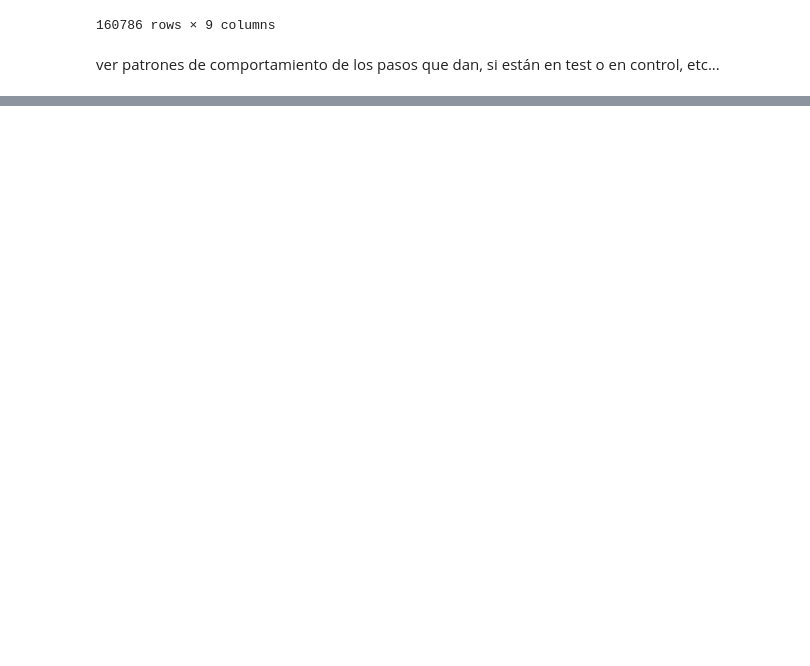
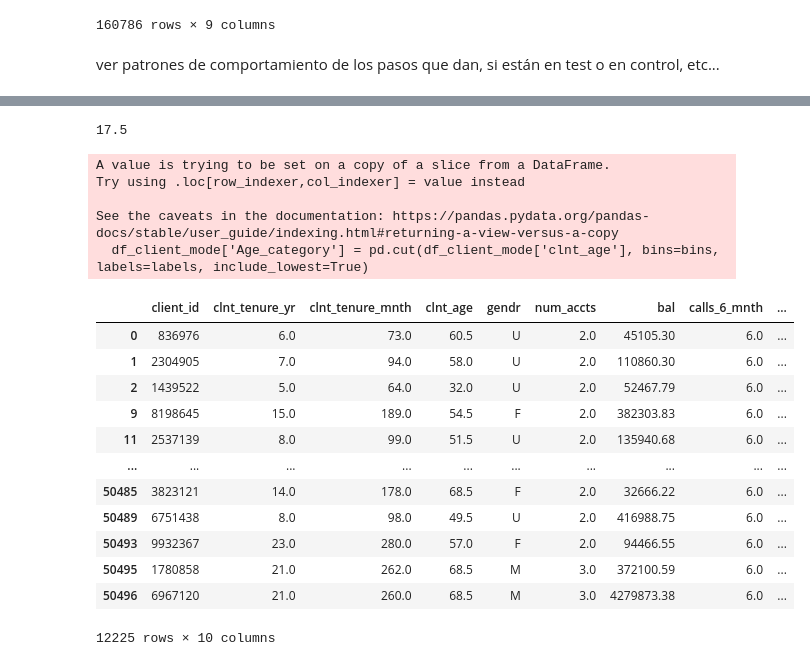
Before and after one commit to juaruibel/project2-cx-julio-juanjo, a Jupyter notebook: notebooks/notebook.ipynb, the cells around one changed output, grey strips where cells are left out. Saved outputs shown, nothing was run; the diff lists cells and outputs as text; code cells hidden in the pictures; blank space fills up the shorter version.

```diff
--- a/notebooks/notebook.ipynb
+++ b/notebooks/notebook.ipynb
@@ -176,0 +226,33 @@ ver patrones de comportamiento de los pasos que dan, si están en test o en cont
+# %%
+mode_logons = df1["logons_6_mnth"].mode()[0]
+
+df_client_mode = df1[(df1["logons_6_mnth"] >= mode_logons) & (df1["calls_6_mnth"]>=mode_calls)]
+
+df_client_mode["clnt_age"].min()
+# %% [output]
+17.5
+# %%
+bins = [17.0, 30.0, 50.0, 96.0]
+labels = ['Young', 'Medium', 'Old',]
+df_client_mode['Age_category'] = pd.cut(df_client_mode['clnt_age'], bins=bins, labels=labels, include_lowest=True)
+
+df_client_mode
+# %% [output]
+A value is trying to be set on a copy of a slice from a DataFrame.
+Try using .loc[row_indexer,col_indexer] = value instead
+
+See the caveats in the documentation: https://pandas.pydata.org/pandas-docs/stable/user_guide/indexing.html#returning-a-view-versus-a-copy
+  df_client_mode['Age_category'] = pd.cut(df_client_mode['clnt_age'], bins=bins, labels=labels, include_lowest=True)
+|  | client_id | clnt_tenure_yr | clnt_tenure_mnth | clnt_age | gendr | num_accts | bal | calls_6_mnth | ... |
+| 0 | 836976 | 6.0 | 73.0 | 60.5 | U | 2.0 | 45105.30 | 6.0 | ... |
+| 1 | 2304905 | 7.0 | 94.0 | 58.0 | U | 2.0 | 110860.30 | 6.0 | ... |
+| 2 | 1439522 | 5.0 | 64.0 | 32.0 | U | 2.0 | 52467.79 | 6.0 | ... |
+| 9 | 8198645 | 15.0 | 189.0 | 54.5 | F | 2.0 | 382303.83 | 6.0 | ... |
+| 11 | 2537139 | 8.0 | 99.0 | 51.5 | U | 2.0 | 135940.68 | 6.0 | ... |
+| ... | ... | ... | ... | ... | ... | ... | ... | ... | ... |
+| 50485 | 3823121 | 14.0 | 178.0 | 68.5 | F | 2.0 | 32666.22 | 6.0 | ... |
+| 50489 | 6751438 | 8.0 | 98.0 | 49.5 | U | 2.0 | 416988.75 | 6.0 | ... |
+| 50493 | 9932367 | 23.0 | 280.0 | 57.0 | F | 2.0 | 94466.55 | 6.0 | ... |
+| 50495 | 1780858 | 21.0 | 262.0 | 68.5 | M | 3.0 | 372100.59 | 6.0 | ... |
+| 50496 | 6967120 | 21.0 | 260.0 | 68.5 | M | 3.0 | 4279873.38 | 6.0 | ... |
+12225 rows × 10 columns
```
Also changed, not shown: parts of 8 cells of this notebook.
